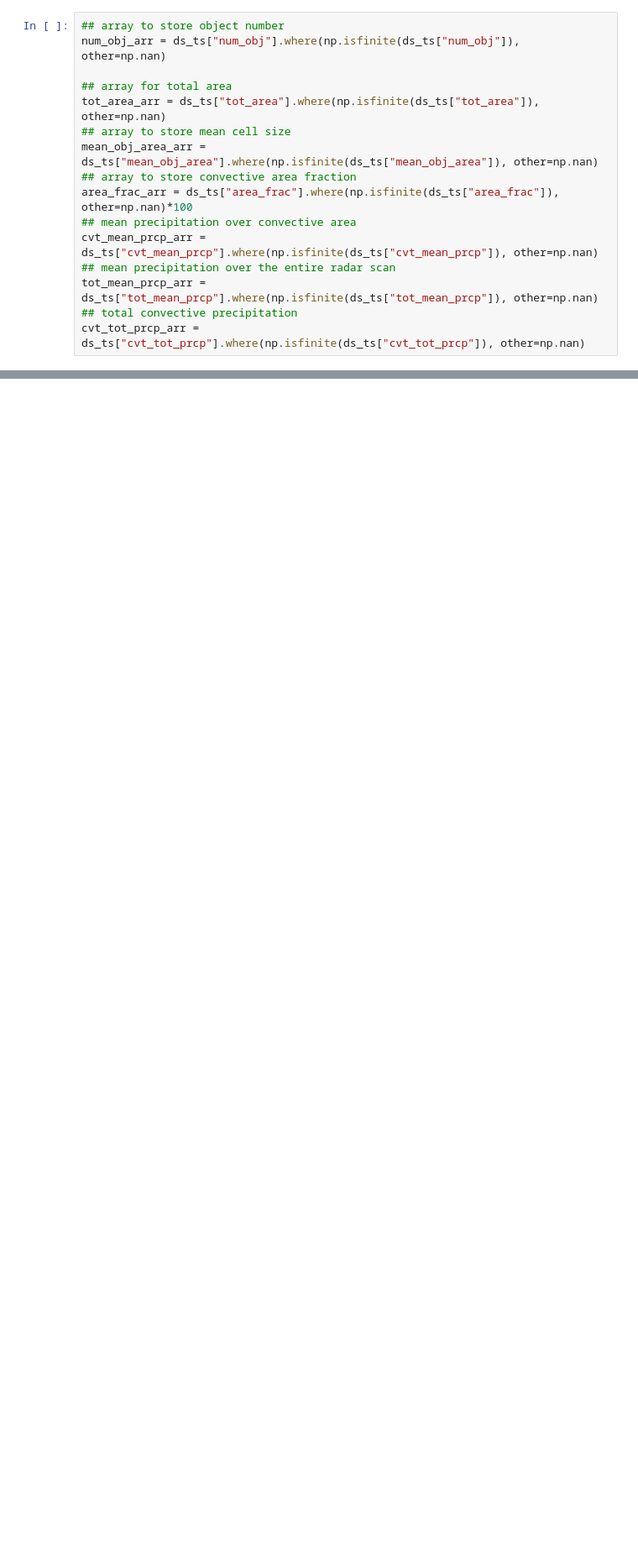
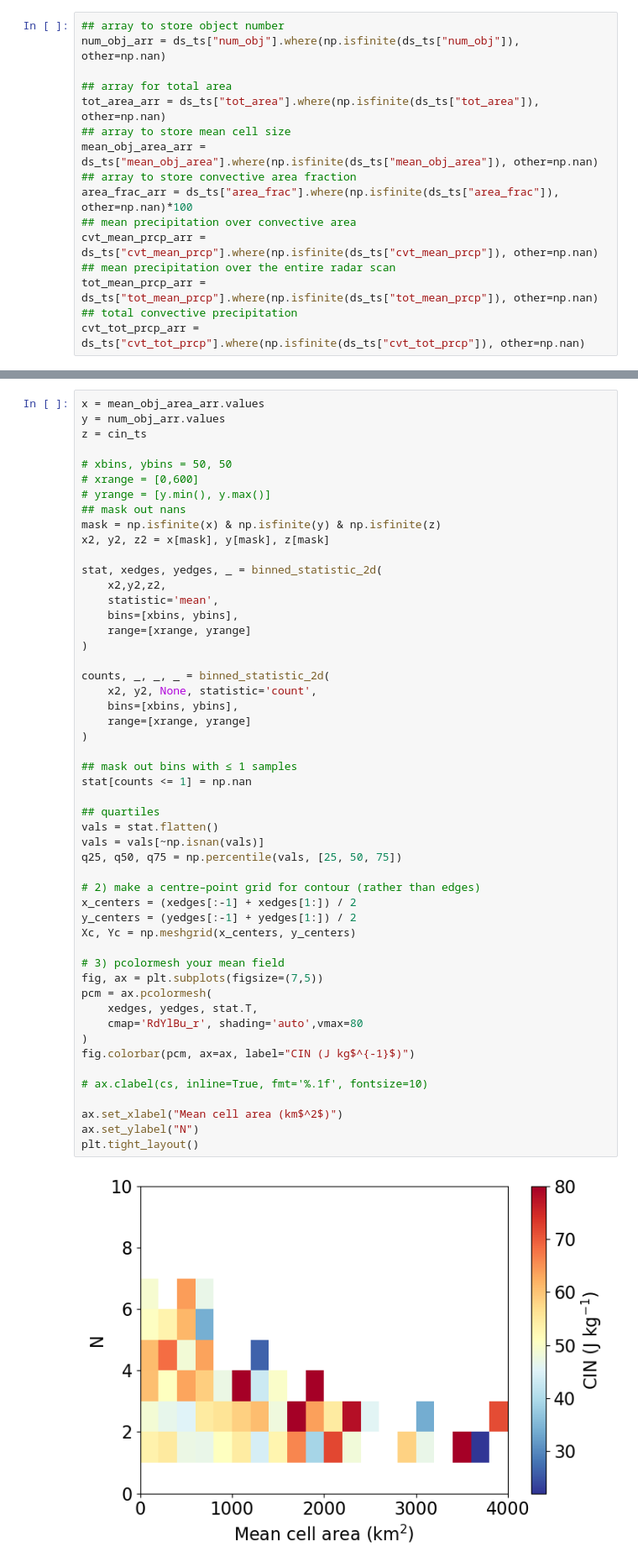
Before and after one commit to 21centuryweather/hk25-AusNode-LargeScaleP, a Jupyter notebook: work_folder/UK/Darwin_plotting_UK.ipynb, the cells around one changed output, grey strips where cells are left out. Shown: that part at 84% size. Saved outputs shown, nothing was run; the diff lists cells and outputs as text; blank space fills up the shorter version.

```diff
--- a/work_folder/UK/Darwin_plotting_UK.ipynb
+++ b/work_folder/UK/Darwin_plotting_UK.ipynb
@@ -121,0 +182,53 @@ plt.tight_layout()
+# %%
+x = mean_obj_area_arr.values
+y = num_obj_arr.values
+z = cin_ts
+
+# xbins, ybins = 50, 50
+# xrange = [0,600]
+# yrange = [y.min(), y.max()]
+## mask out nans
+mask = np.isfinite(x) & np.isfinite(y) & np.isfinite(z)
+x2, y2, z2 = x[mask], y[mask], z[mask]
+
+stat, xedges, yedges, _ = binned_statistic_2d(
+    x2,y2,z2,
+    statistic='mean',
+    bins=[xbins, ybins],
+    range=[xrange, yrange]
+)
+
+counts, _, _, _ = binned_statistic_2d(
+    x2, y2, None, statistic='count',
+    bins=[xbins, ybins],
+    range=[xrange, yrange]
+)
+
+## mask out bins with ≤ 1 samples
+stat[counts <= 1] = np.nan
+
+## quartiles
+vals = stat.flatten()
+vals = vals[~np.isnan(vals)]
+q25, q50, q75 = np.percentile(vals, [25, 50, 75])
+
+# 2) make a centre–point grid for contour (rather than edges)
+x_centers = (xedges[:-1] + xedges[1:]) / 2
+y_centers = (yedges[:-1] + yedges[1:]) / 2
+Xc, Yc = np.meshgrid(x_centers, y_centers)
+
+# 3) pcolormesh your mean field
+fig, ax = plt.subplots(figsize=(7,5))
+pcm = ax.pcolormesh(
+    xedges, yedges, stat.T,
+    cmap='RdYlBu_r', shading='auto',vmax=80
+)
+fig.colorbar(pcm, ax=ax, label="CIN (J kg$^{-1}$)")
+
+# ax.clabel(cs, inline=True, fmt='%.1f', fontsize=10)
+
+ax.set_xlabel("Mean cell area (km$^2$)")
+ax.set_ylabel("N")
+plt.tight_layout()
+# %% [output]
+[figure, added]
```
Also changed, not shown: parts of 7 cells of this notebook, 47 other files.
